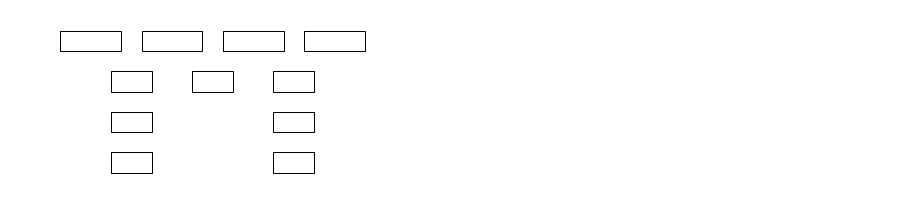
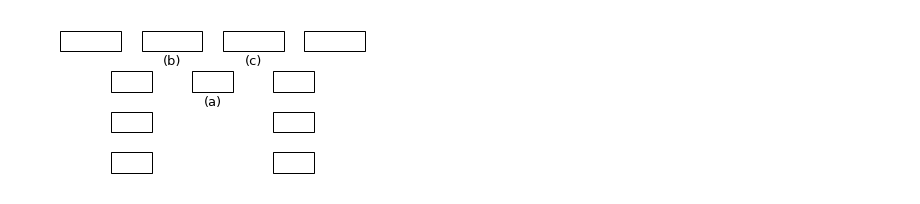
Before and after one commit to nieves-moran/notas-interactivas-alg, a Jupyter notebook: greedy/calend_int/fig2.ipynb, the cells around one changed output. Saved outputs shown, nothing was run; the diff lists cells and outputs as text; code cells hidden in the pictures.

```diff
--- a/greedy/calend_int/fig2.ipynb
+++ b/greedy/calend_int/fig2.ipynb
@@ -14,34 +14,37 @@ from matplotlib.colors import ListedColormap, LinearSegmentedColormap
 import random
 
 import math
 
 class Fig2:
     def poner_rect(self):
         self.rect3()
         for (id,(x,y,w)) in self.rects.items():
             r = Rectangle((x,y),width= w,height = 1,facecolor = 'white',edgecolor = 'black')
             self.ax.add_patch(r)
         self.ax.autoscale_view()
     def rect1(self):
-        self.rects = {0 : (0,0,11), 1  : (0,2,2) , 2 : (3,2,2)  , 3 : (6,2,2), 4 :(9,2,2) }
+        self.rects = {0 : (-2,0,15), 1  : (0,2,2) , 2 : (3,2,2)  , 3 : (6,2,2), 4 :(9,2,2) }
         self.anot = ("a",12,1.5)
     def rect2(self):
-        self.rects = {0 : (0,3,5), 1  : (7,3,5) , 3 : (3,0,6) }
+        self.rects = {0 : (0,3,6), 1  : (7,3,6) , 3 : (4.5,0,4) }
         self.anot = ("b",14,2)
     def rect3(self):
         self.rects = {0 : (2.5,1,2), 1  : (10.5,1,2) , 2 : (2.5,3,2)  , 3 : (10.5,3,2),
                     4 : (2.5,5,2), 5 : (6.5,5,2) , 6 : (10.5,5,2),
                     7 : (0,7,3) , 8 :(4,7,3) , 9:(8,7,3) , 10 : (12,7,3)
                      }
-        self.anot = ("c",16,5)
+        self.ax.text(7.5,4.5,"(a)",fontsize = 13,ha='center',va = 'center')
+        self.ax.text(5.5,6.5,"(b)",fontsize = 13,ha='center',va = 'center')
+        self.ax.text(9.5,6.5,"(c)",fontsize = 13,ha='center',va = 'center')
+
     def config_img(self):
         self.fig,self.ax = plt.subplots()
         plt.gca().set_aspect('equal', adjustable='box')
         plt.tick_params(labelbottom = False,labelleft = False,width = 0 )
         plt.axis("off")
     def __init__(self):
         self.config_img()
         self.poner_rect()
 f = Fig2()
 # %% [output]
-[figure, old version]
+[figure, new version]
```
Also changed, not shown: 4 other files.
